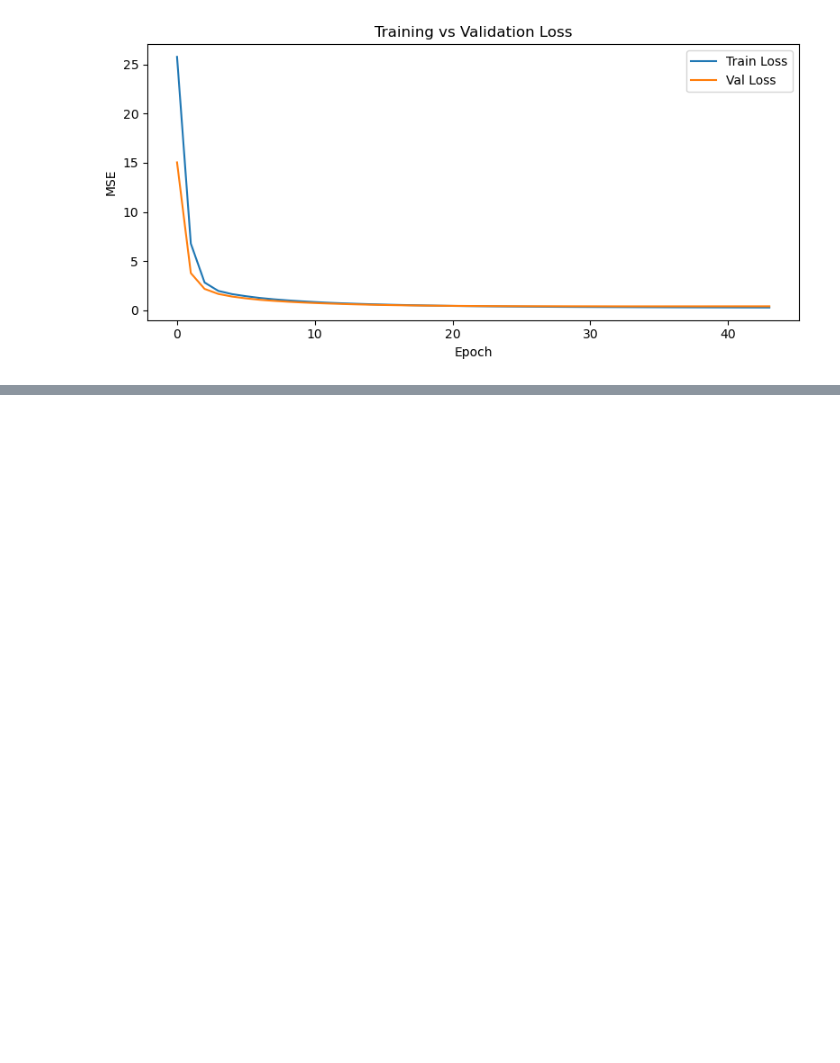
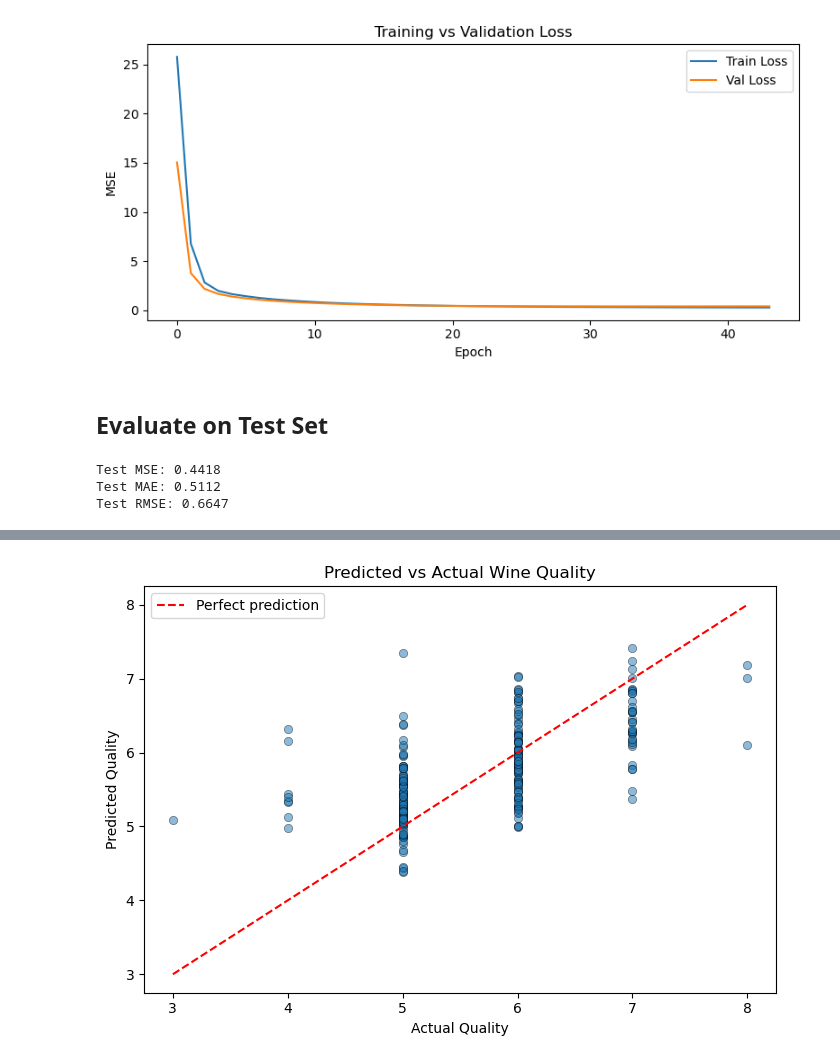
Before and after one commit to Minh111104/Deep-learning-with-Wine-Quality-Dataset, a Jupyter notebook: Q1_wine_regression.ipynb, the cells around one changed output, grey strips where cells are left out. Saved outputs shown, nothing was run; the diff lists cells and outputs as text; code cells hidden in the pictures; blank space fills up the shorter version.

Commit message:
feat: evaluate on test set

```diff
--- a/Q1_wine_regression.ipynb
+++ b/Q1_wine_regression.ipynb
@@ -192,3 +192,29 @@ plt.tight_layout()
 plt.show()
 # %% [output]
 [figure]
+# %% [markdown]
+## Evaluate on Test Set
+# %%
+# Evaluate on the held-out test set
+test_loss, test_mae = model.evaluate(X_test, y_test, verbose=0)
+print(f"Test MSE: {test_loss:.4f}")
+print(f"Test MAE: {test_mae:.4f}")
+print(f"Test RMSE: {test_loss**0.5:.4f}")
+# %% [output]
+Test MSE: 0.4418
+Test MAE: 0.5112
+Test RMSE: 0.6647
+# %%
+# Predicted vs Actual quality scores
+y_pred = model.predict(X_test).flatten()
+
+plt.figure(figsize=(7, 5))
+plt.scatter(y_test, y_pred, alpha=0.5, edgecolors="k", linewidths=0.5)
+plt.plot([y_test.min(), y_test.max()], [y_test.min(), y_test.max()], "r--", label="Perfect prediction")
+plt.xlabel("Actual Quality")
+plt.ylabel("Predicted Quality")
+plt.title("Predicted vs Actual Wine Quality")
+plt.legend()
+plt.tight_layout()
+plt.show()
+# %% [output]
@@ -194,0 +222 @@ plt.show()
+[figure, added]
```
Also changed, not shown: parts of 1 cell of this notebook.
